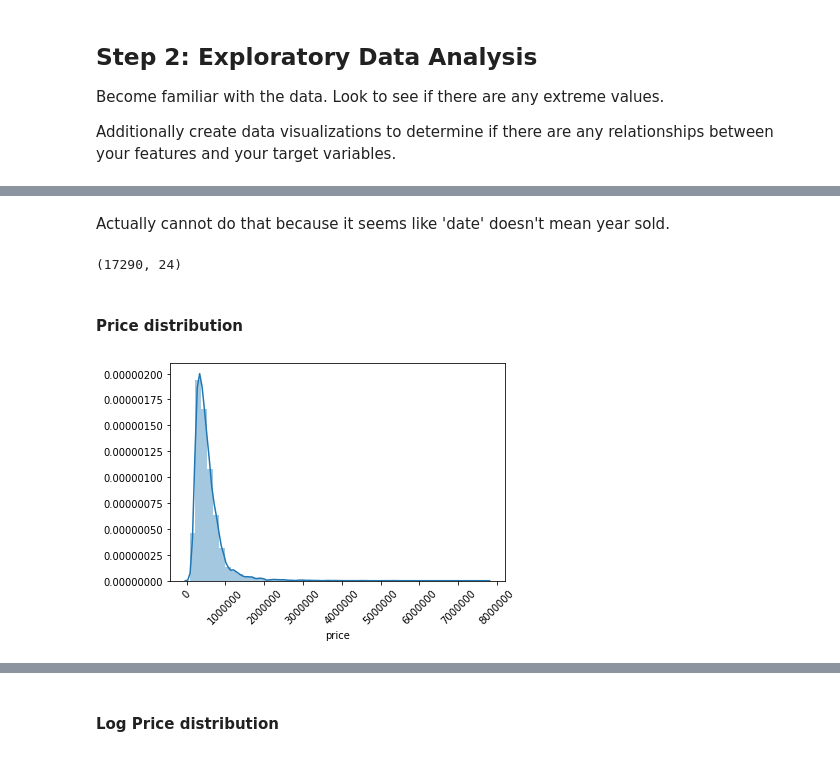
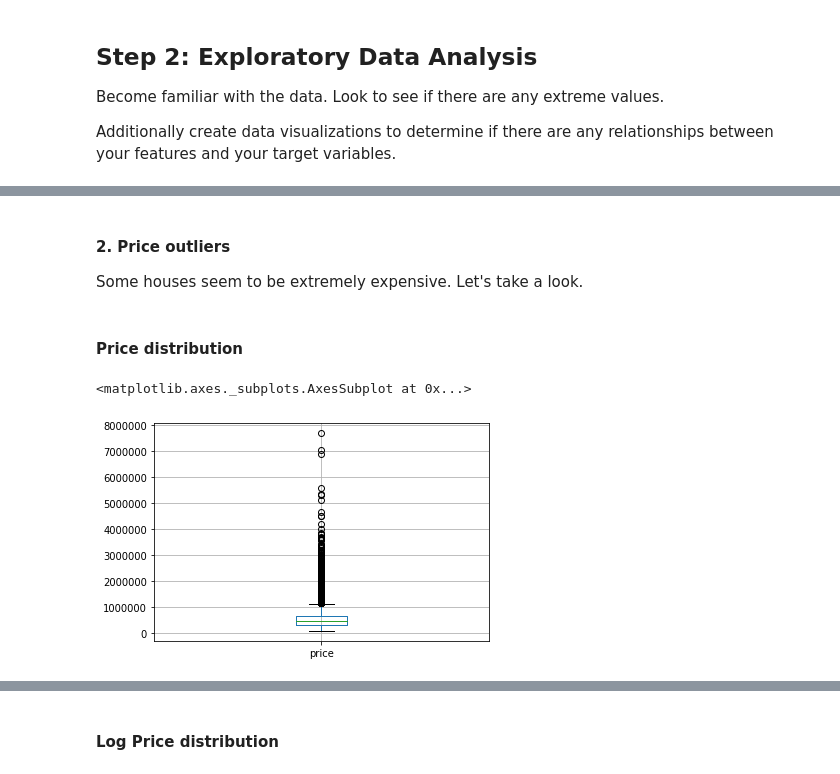
Before and after one commit to stereopickle/housing_price_bakeoff, a Jupyter notebook: Applied_practice.ipynb, the cells around one changed output, grey strips where cells are left out. Cells and saved outputs as stored; diff of their text form; code cells hidden in the pictures.

```diff
--- a/Applied_practice.ipynb
+++ b/Applied_practice.ipynb
@@ -87,2 +104,0 @@ house_train[house_train.yr < house_train.yr_built]
-# %% [markdown]
-Actually cannot do that because it seems like 'date' doesn't mean year sold.
@@ -92,12 +105,10 @@ Actually cannot do that because it seems like 'date' doesn't mean year sold.
-# %%
-house_train.shape
-# %% [output]
-(17290, 24)
+# %% [markdown]
+#### 2. Price outliers
+Some houses seem to be extremely expensive. Let's take a look.
 # %% [markdown]
 #### Price distribution
-# %%
-sns.distplot(house_train.price)
-plt.xticks(rotation=45)
-plt.show()
-# %% [output]
-[figure, removed]
+# %%
+house_train.boxplot(['price']) # some extreme values. Maybe we should remove them.
+# %% [output]
+<matplotlib.axes._subplots.AxesSubplot at 0x...>
+[figure, added]
```
Also changed, not shown: parts of 55 cells of this notebook.
